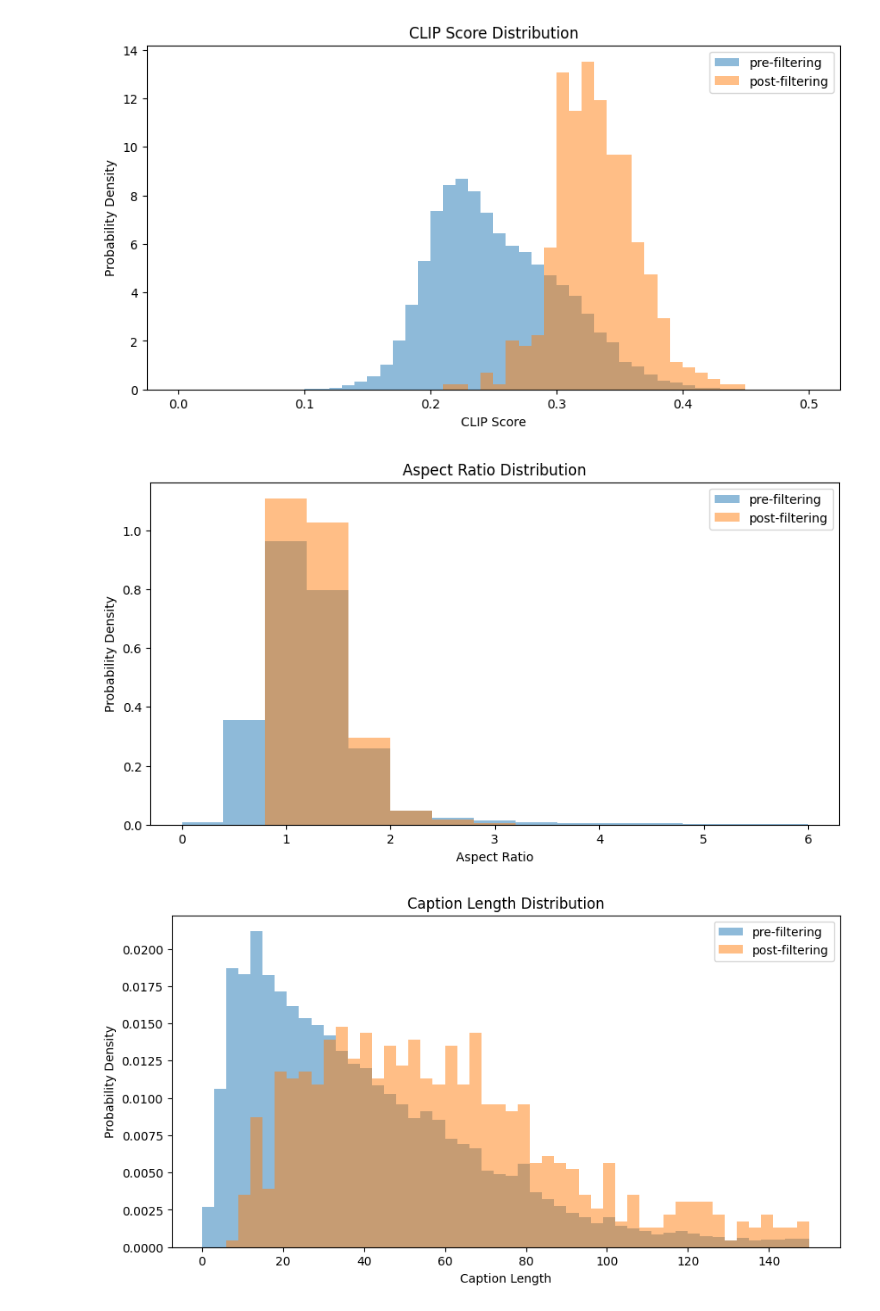
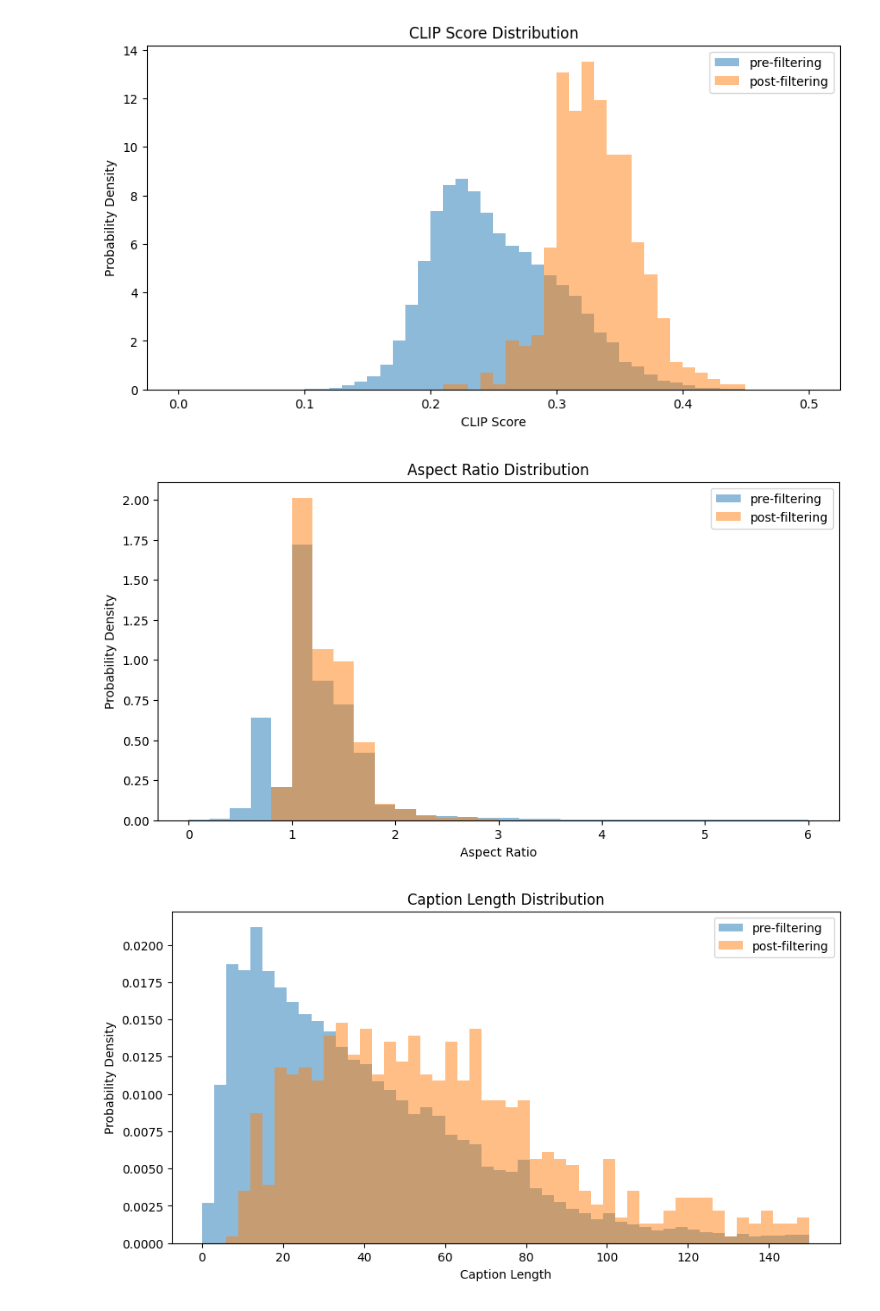
Before and after one commit to LeoBaro/fair_spoke_8, a Jupyter notebook: data_quality_pipeline/benchmark/post_made_distributions_plot/distribution_plots/distributions.ipynb, the cells around one changed output. Cells and saved outputs as stored; diff of their text form; code cells hidden in the pictures.

Commit message:
Update distributions plot

```diff
--- a/data_quality_pipeline/benchmark/post_made_distributions_plot/distribution_plots/distributions.ipynb
+++ b/data_quality_pipeline/benchmark/post_made_distributions_plot/distribution_plots/distributions.ipynb
@@ -164,20 +152,20 @@ plt.show()
 # %%
 import matplotlib.pyplot as plt
 import seaborn as sns
 
 fig, ax = plt.subplots(figsize=(10, 5))
 
-ax.hist(source_aspect_ratios, bins=15, range=(0, 6), label="pre-filtering", alpha=0.5, density=True)
-ax.hist(target_aspect_ratios, bins=15, range=(0, 6), label="post-filtering", alpha=0.5, density=True)
+ax.hist(source_aspect_ratios, bins=30, range=(0, 6), label="pre-filtering", alpha=0.5, density=True)
+ax.hist(target_aspect_ratios, bins=30, range=(0, 6), label="post-filtering", alpha=0.5, density=True)
 
 ax.set_xlabel("Aspect Ratio")
 ax.set_ylabel("Probability Density")
 ax.set_title("Aspect Ratio Distribution")
 ax.legend()
 fig.savefig("aspect_ratio_distribution.png", dpi=300)
 plt.show()
 # %% [output]
-[figure, old version]
+[figure, new version]
 # %%
 import matplotlib.pyplot as plt
 import seaborn as sns
```
Also changed, not shown: parts of 5 cells of this notebook.
